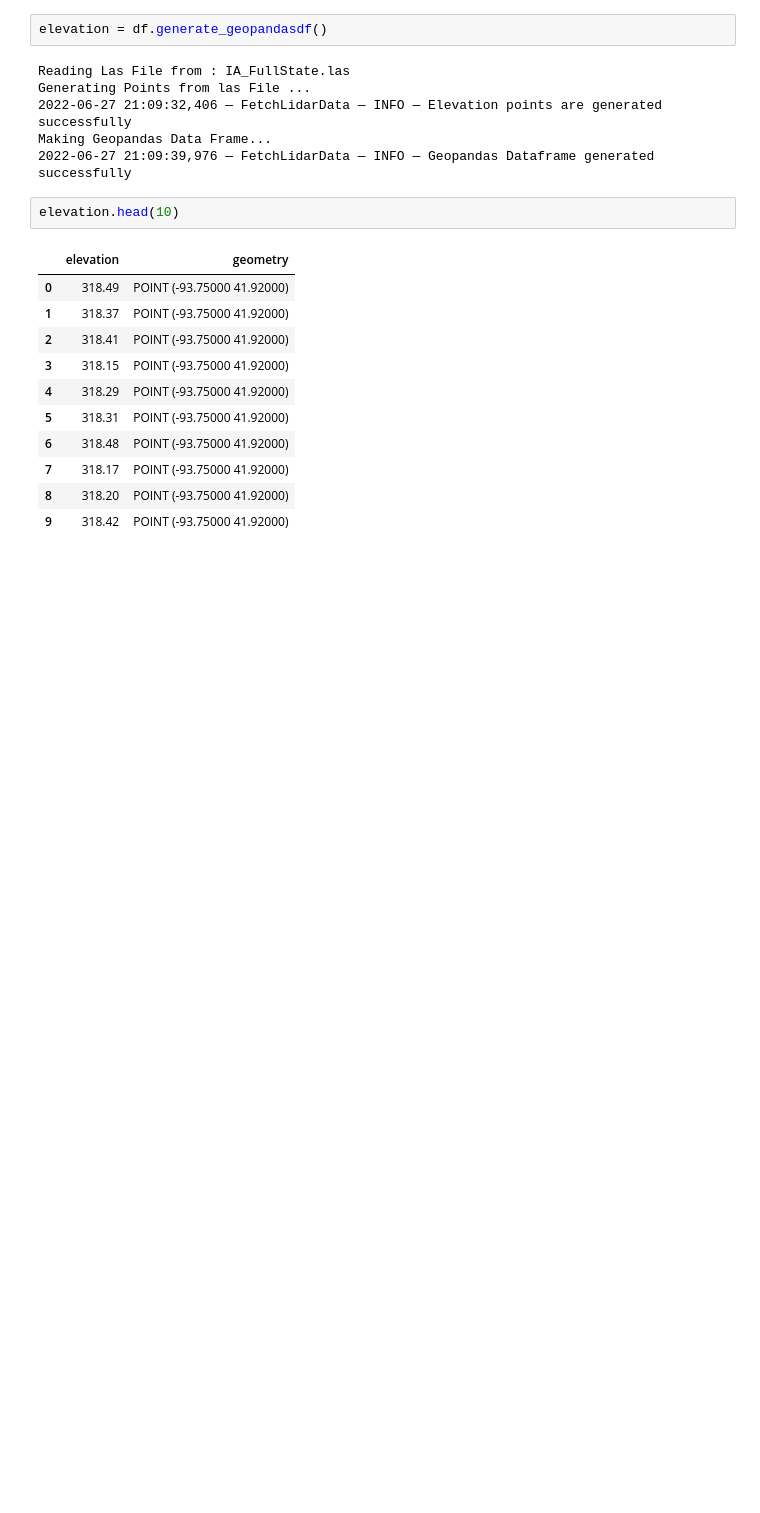
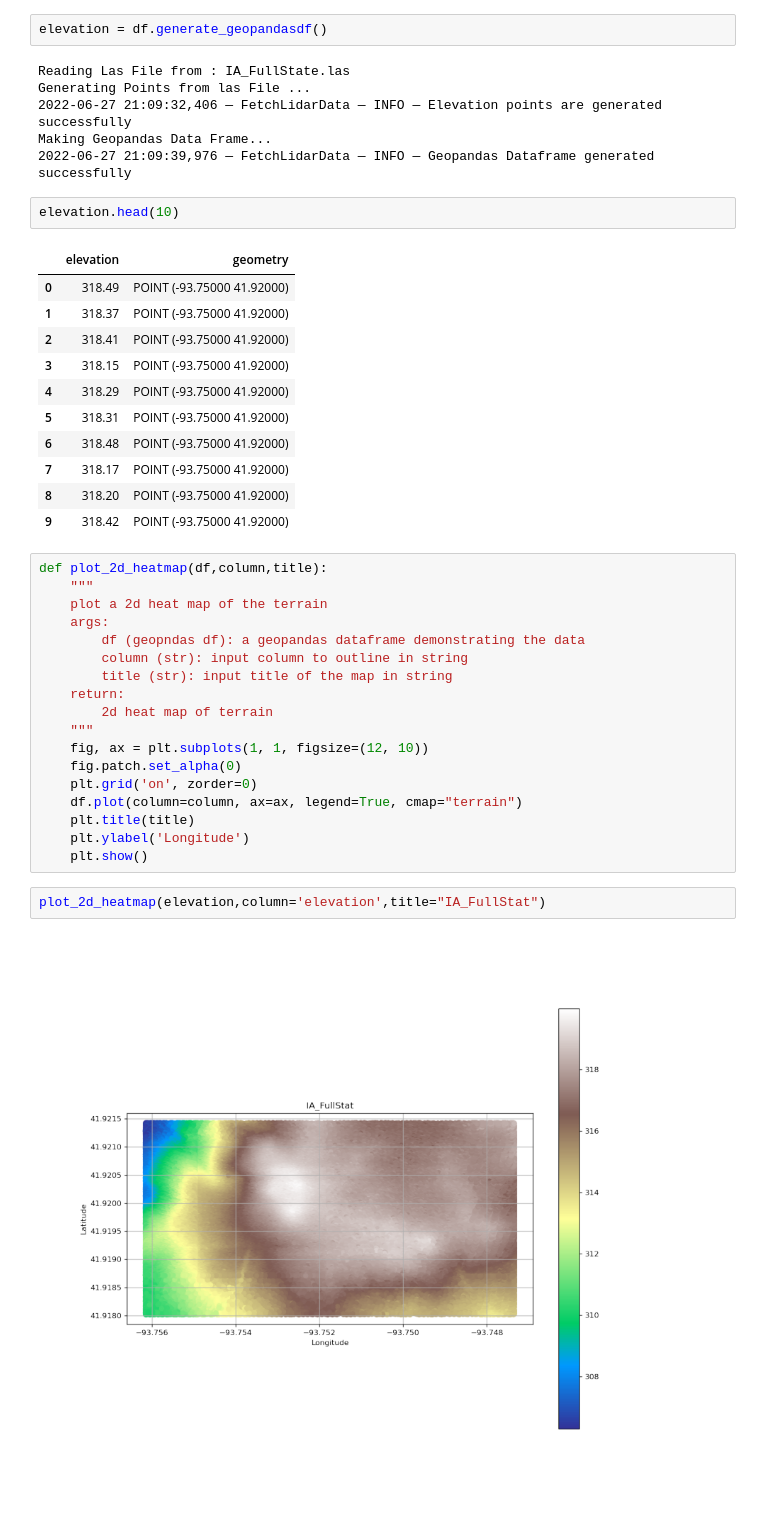
Before and after one commit to bkget/AgriTech-LIDAR-Data-Analysis, a Jupyter notebook: notebooks/sample_visualizer.ipynb, the cells around one changed output. Drawn from its saved outputs; the diff is of its cells as text; blank space fills up the shorter version.

Commit message:
plotting a 2d heatmap

```diff
--- a/notebooks/sample_visualizer.ipynb
+++ b/notebooks/sample_visualizer.ipynb
@@ -51,3 +51,25 @@ elevation.head(10)
 | 7 | 318.17 | POINT (-93.75000 41.92000) |
 | 8 | 318.20 | POINT (-93.75000 41.92000) |
 | 9 | 318.42 | POINT (-93.75000 41.92000) |
+# %%
+def plot_2d_heatmap(df,column,title):
+    """
+    plot a 2d heat map of the terrain
+    args:
+        df (geopndas df): a geopandas dataframe demonstrating the data
+        column (str): input column to outline in string
+        title (str): input title of the map in string
+    return:
+        2d heat map of terrain
+    """
+    fig, ax = plt.subplots(1, 1, figsize=(12, 10))
+    fig.patch.set_alpha(0)
+    plt.grid('on', zorder=0)
+    df.plot(column=column, ax=ax, legend=True, cmap="terrain")
+    plt.title(title)
+    plt.ylabel('Longitude')
+    plt.show()
+# %%
+plot_2d_heatmap(elevation,column='elevation',title="IA_FullStat")
+# %% [output]
+[figure, added]
```
